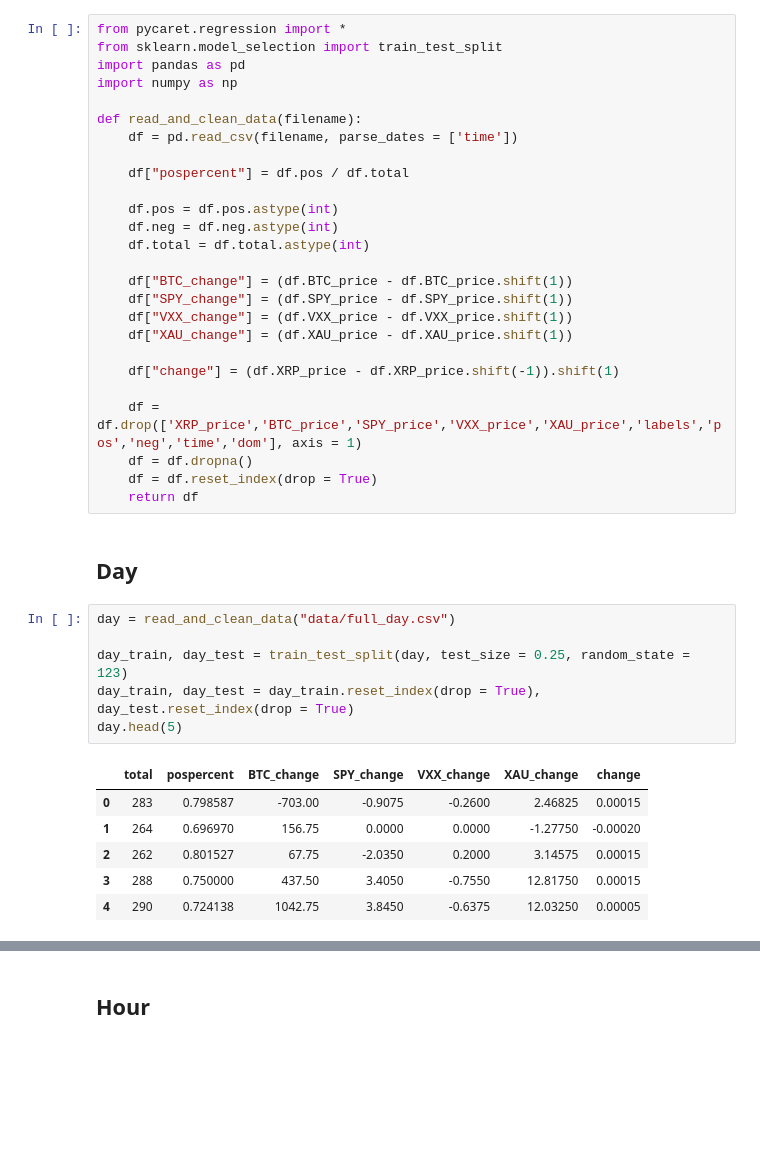
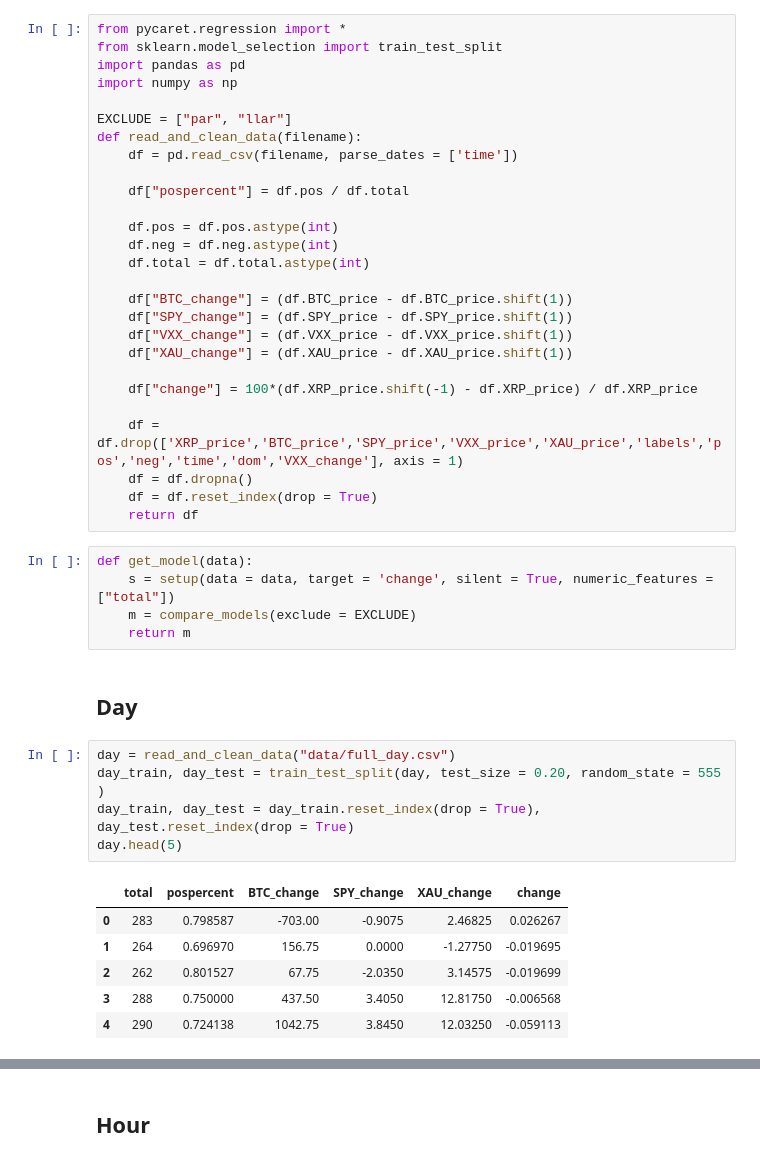
Before and after one commit to MGaulia/PD, a Jupyter notebook: 4 Pycaret.ipynb, the cells around one changed output, grey strips where cells are left out. Cells and saved outputs as stored; diff of their text form; blank space fills up the shorter version.

```diff
--- a/4 Pycaret.ipynb
+++ b/4 Pycaret.ipynb
@@ -4,6 +4,7 @@ from sklearn.model_selection import train_test_split
 import pandas as pd
 import numpy as np
 
+EXCLUDE = ["par", "llar"]
 def read_and_clean_data(filename):
     df = pd.read_csv(filename, parse_dates = ['time'])
 
@@ -18,24 +19,28 @@ def read_and_clean_data(filename):
     df["VXX_change"] = (df.VXX_price - df.VXX_price.shift(1))
     df["XAU_change"] = (df.XAU_price - df.XAU_price.shift(1))
 
-    df["change"] = (df.XRP_price - df.XRP_price.shift(-1)).shift(1)
+    df["change"] = 100*(df.XRP_price.shift(-1) - df.XRP_price) / df.XRP_price
 
-    df = df.drop(['XRP_price','BTC_price','SPY_price','VXX_price','XAU_price','labels','pos','neg','time','dom'], axis = 1)
+    df = df.drop(['XRP_price','BTC_price','SPY_price','VXX_price','XAU_price','labels','pos','neg','time','dom','VXX_change'], axis = 1)
     df = df.dropna()
     df = df.reset_index(drop = True)
     return df
+# %%
+def get_model(data):
+    s = setup(data = data, target = 'change', silent = True, numeric_features = ["total"])
+    m = compare_models(exclude = EXCLUDE)
+    return m
 # %% [markdown]
 ## Day
 # %%
 day = read_and_clean_data("data/full_day.csv")
-
-day_train, day_test = train_test_split(day, test_size = 0.25, random_state = 123)
+day_train, day_test = train_test_split(day, test_size = 0.20, random_state = 555 )
 day_train, day_test = day_train.reset_index(drop = True), day_test.reset_index(drop = True)
 day.head(5)
 # %% [output]
-|  | total | pospercent | BTC_change | SPY_change | VXX_change | XAU_change | change |
-| 0 | 283 | 0.798587 | -703.00 | -0.9075 | -0.2600 | 2.46825 | 0.00015 |
-| 1 | 264 | 0.696970 | 156.75 | 0.0000 | 0.0000 | -1.27750 | -0.00020 |
-| 2 | 262 | 0.801527 | 67.75 | -2.0350 | 0.2000 | 3.14575 | 0.00015 |
-| 3 | 288 | 0.750000 | 437.50 | 3.4050 | -0.7550 | 12.81750 | 0.00015 |
-| 4 | 290 | 0.724138 | 1042.75 | 3.8450 | -0.6375 | 12.03250 | 0.00005 |
+|  | total | pospercent | BTC_change | SPY_change | XAU_change | change |
+| 0 | 283 | 0.798587 | -703.00 | -0.9075 | 2.46825 | 0.026267 |
+| 1 | 264 | 0.696970 | 156.75 | 0.0000 | -1.27750 | -0.019695 |
+| 2 | 262 | 0.801527 | 67.75 | -2.0350 | 3.14575 | -0.019699 |
+| 3 | 288 | 0.750000 | 437.50 | 3.4050 | 12.81750 | -0.006568 |
+| 4 | 290 | 0.724138 | 1042.75 | 3.8450 | 12.03250 | -0.059113 |
```
Also changed, not shown: parts of 31 cells of this notebook, 3 other files.
